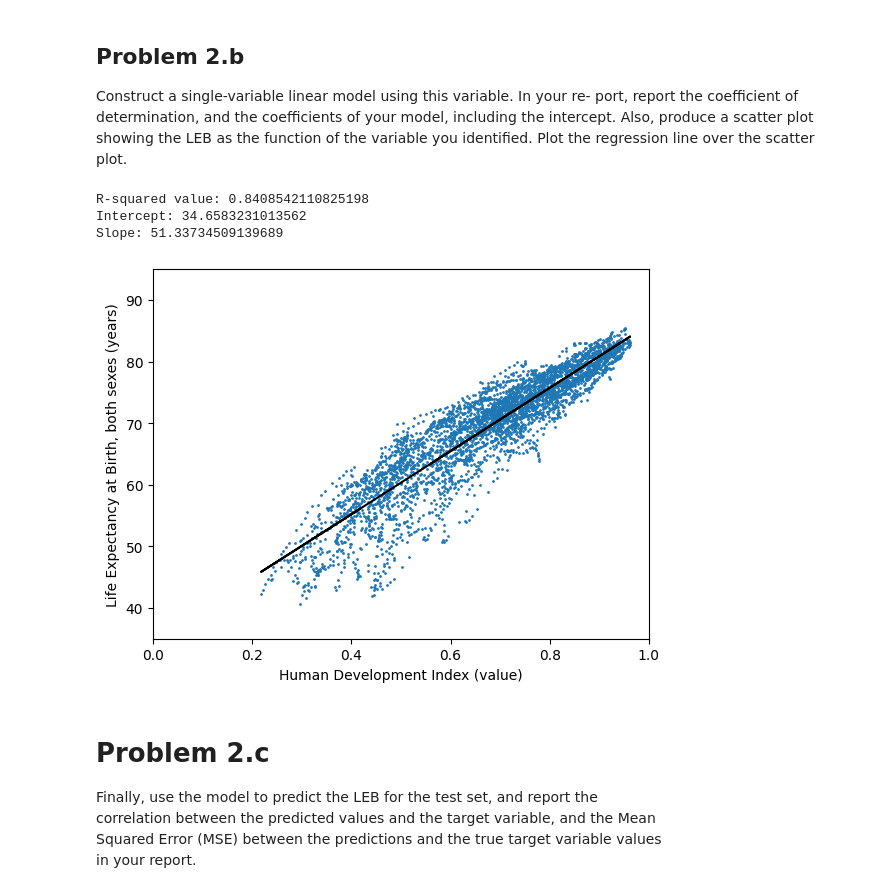
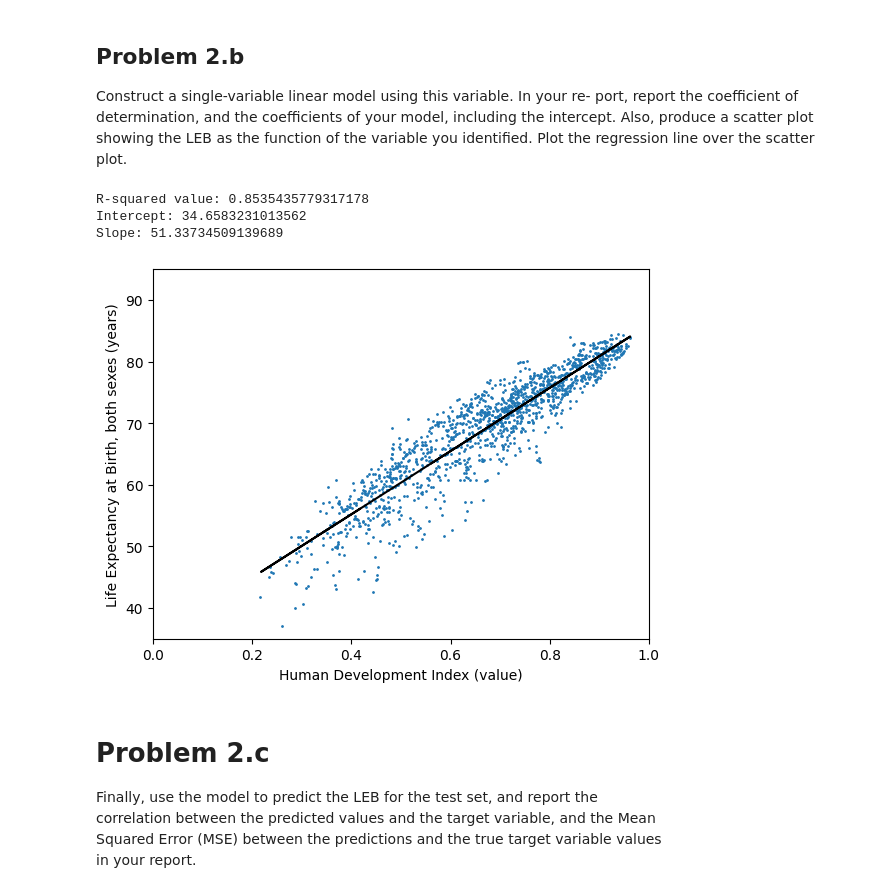
Before and after one commit to willayy/Data-Science-and-AI-DIT407, a Jupyter notebook: Lab 4/lab4.ipynb, the cells around one changed output. Drawn from its saved outputs; the diff is of its cells as text; code cells hidden in the pictures.

```diff
--- a/Lab 4/lab4.ipynb
+++ b/Lab 4/lab4.ipynb
@@ -64,38 +64,39 @@ plot.
 # %%
 from sklearn.linear_model import LinearRegression
 import matplotlib.pyplot as plt
 import numpy as np
 
 x_hdi_values_train = np.array(train_df["Human Development Index (value)"]).reshape(-1,1)
+x_hdi_values_test = np.array(test_df["Human Development Index (value)"]).reshape(-1,1)
 y_leb_values_train = np.array(train_df["Life Expectancy at Birth, both sexes (years)"])
-y_leb_values_test = np.array(train_df["Life Expectancy at Birth, both sexes (years)"])
+y_leb_values_test = np.array(test_df["Life Expectancy at Birth, both sexes (years)"])
 
 # Create a linear regression model.
 model = LinearRegression()
 model.fit(x_hdi_values_train, y_leb_values_train)
 
-r_score = model.score(x_hdi_values_train, y_leb_values_test)
+r_score = model.score(x_hdi_values_test, y_leb_values_test)
 model_intercept = model.intercept_
 model_slope = model.coef_[0]
 
 # Print model coefficients.
 print(f"R-squared value: {r_score}")
 print(f"Intercept: {model_intercept}")
 print(f"Slope: {model_slope}")
 
 # Plot the regression line on the diagram.
-plt.scatter(x_hdi_values_train, y_leb_values_train, s=1)
+plt.scatter(x_hdi_values_test, y_leb_values_test, s=1)
 plt.plot(x_hdi_values_train, model.predict(x_hdi_values_train), color="black")
 plt.xlabel('Human Development Index (value)')
 plt.ylabel('Life Expectancy at Birth, both sexes (years)')
 plt.xlim(0,1)
 plt.ylim(35,95)
 plt.show()
 # %% [output]
-R-squared value: 0.8408542110825198
+R-squared value: 0.8535435779317178
 Intercept: 34.6583231013562
 Slope: 51.33734509139689
-[figure, old version]
+[figure, new version]
 # %% [markdown]
 # Problem 2.c
 Finally, use the model to predict the LEB for the test set, and report the <br>
```
Also changed, not shown: parts of 1 cell of this notebook.
